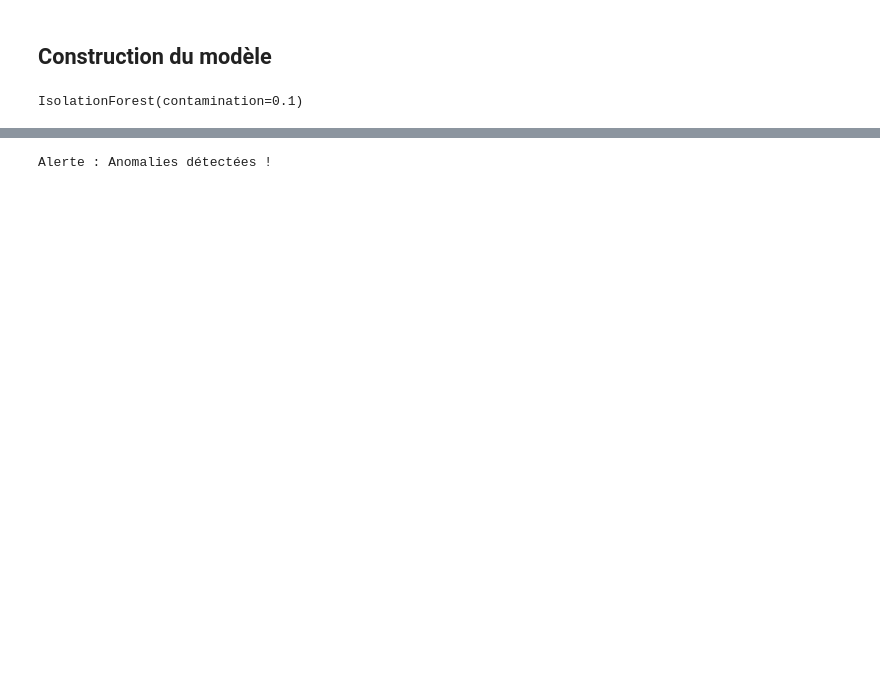
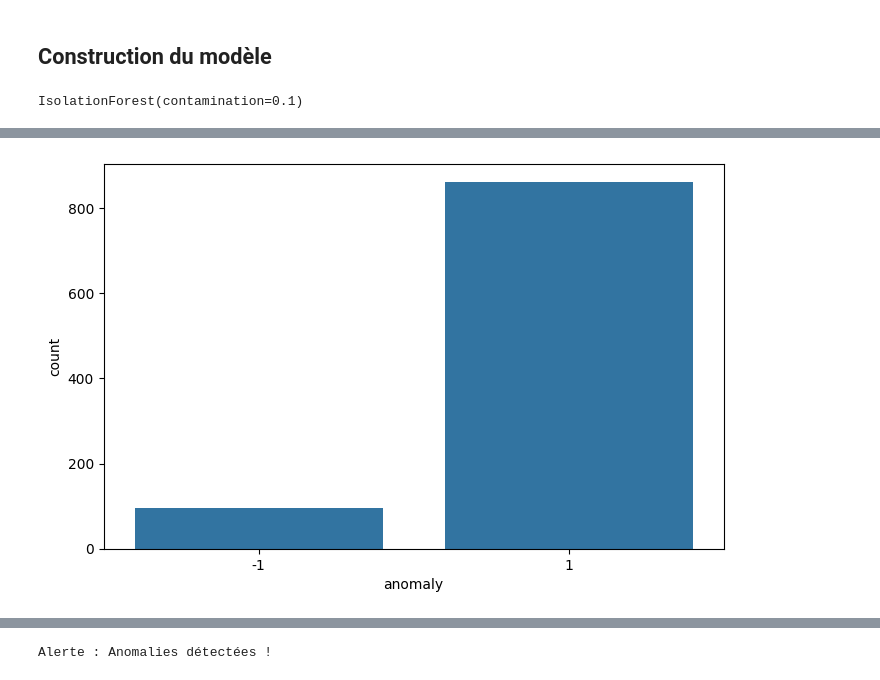
Before and after one commit to Ketsiamwanza/detection-anomalie, a Jupyter notebook: Untitled.ipynb, the cells around one changed output, grey strips where cells are left out. Saved outputs shown, nothing was run; the diff lists cells and outputs as text; code cells hidden in the pictures; blank space fills up the shorter version.

```diff
--- a/Untitled.ipynb
+++ b/Untitled.ipynb
@@ -170,3 +158,9 @@ AttributeError: 'Text' object has no property 'frontsize'
+# %%
+plt.figure(figsize=(8,5))
+sns.countplot(data=data,x='anomaly');
+plt.savefig('anomalie_length.png',dpi=200)
+# %% [output]
+[figure, added]
 # %%
 plt.figure(figsize=(8,5))
 pd.crosstab(index=anomalies_df["protocol"],columns=anomalies_df["anomaly"].sort_values(ascending=False)).plot(kind='barh',stacked=True,figsize=(8,5))
```
Also changed, not shown: parts of 24 cells of this notebook, 6 other files.
